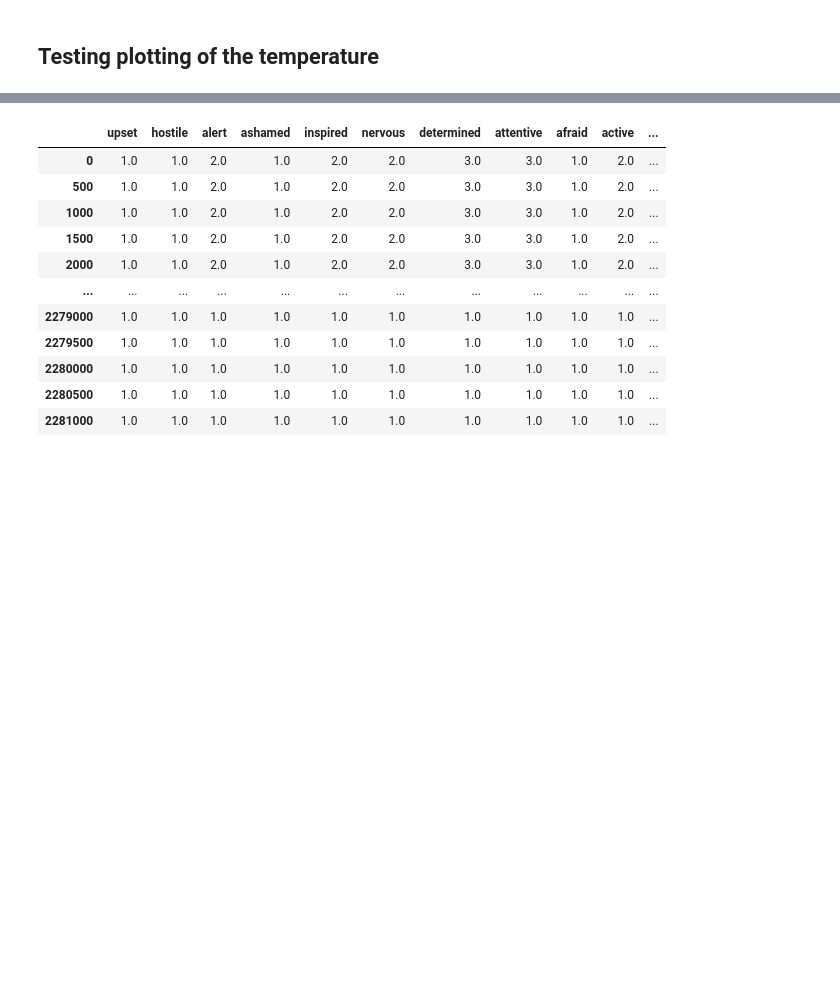
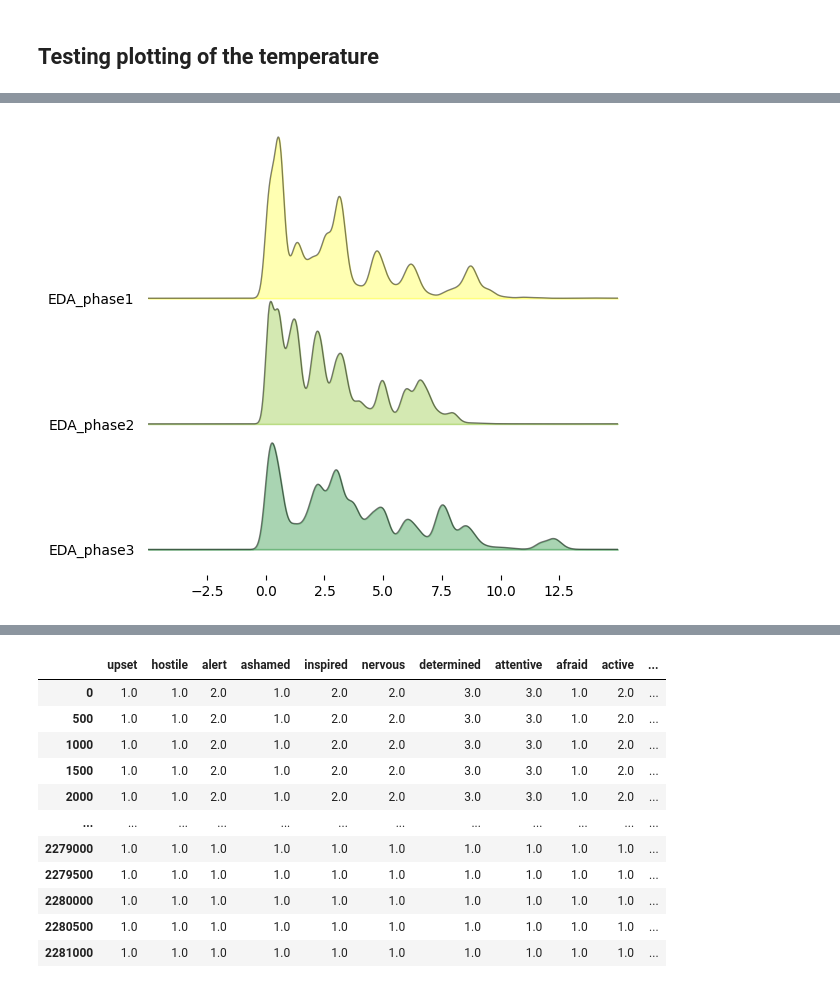
Before and after one commit to s180820/02582-Case2, a Jupyter notebook: response_exploration.ipynb, the cells around one changed output, grey strips where cells are left out. Drawn from its saved outputs; the diff is of its cells as text; code cells hidden in the pictures; blank space fills up the shorter version.

```diff
--- a/response_exploration.ipynb
+++ b/response_exploration.ipynb
@@ -146,0 +213,5 @@ df_response[df_response.index.duplicated()]
+# %%
+fig, axes = joypy.joyplot(df_combined_phases, column=['EDA_phase1', 'EDA_phase2', 'EDA_phase3'],linewidth=1, legend=True,
+                          figsize=(6,5), colormap=cm.summer_r, alpha = 0.5, x_range=[-5, 15])
+# %% [output]
+[figure, added]
```
Also changed, not shown: parts of 53 cells of this notebook.
